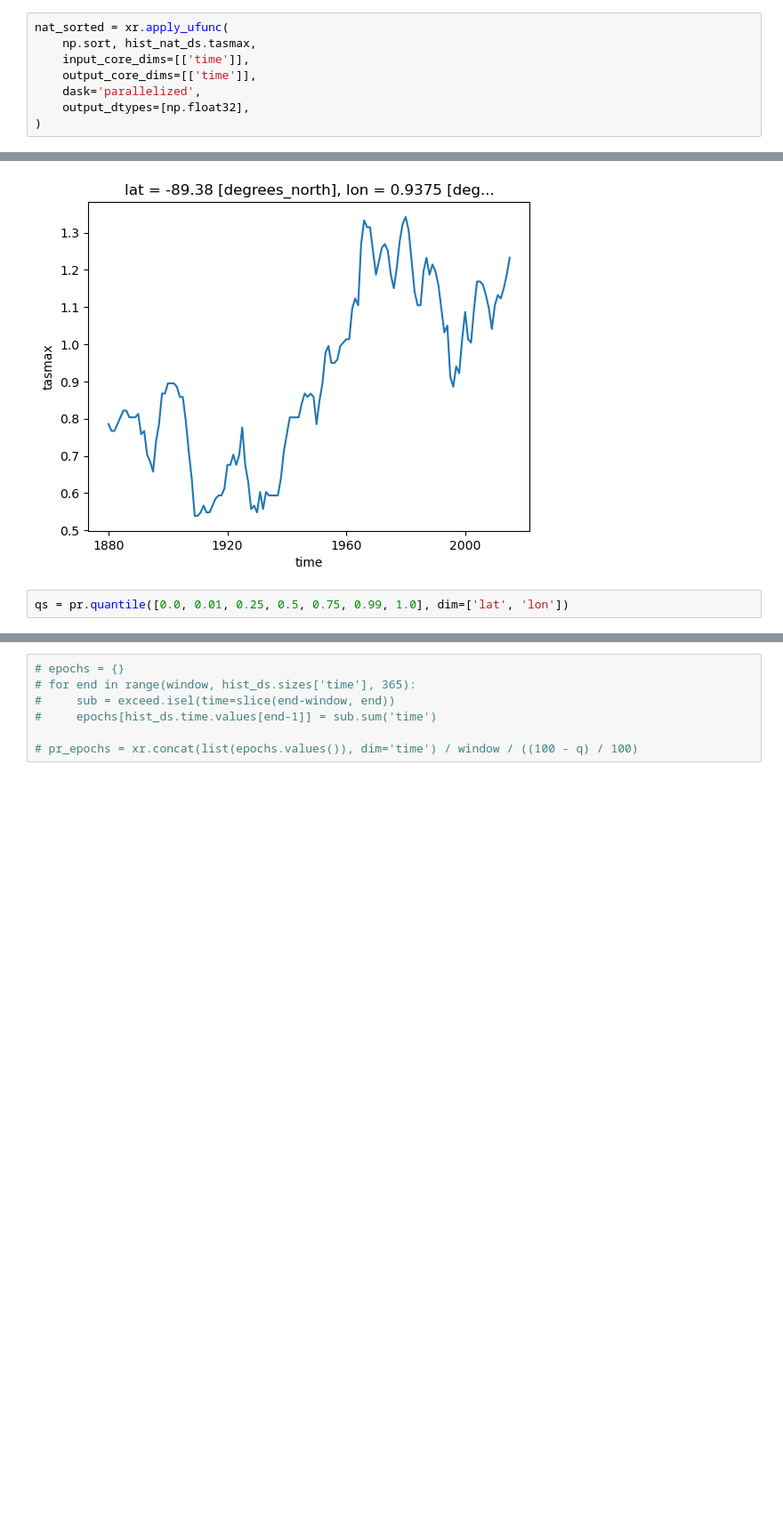
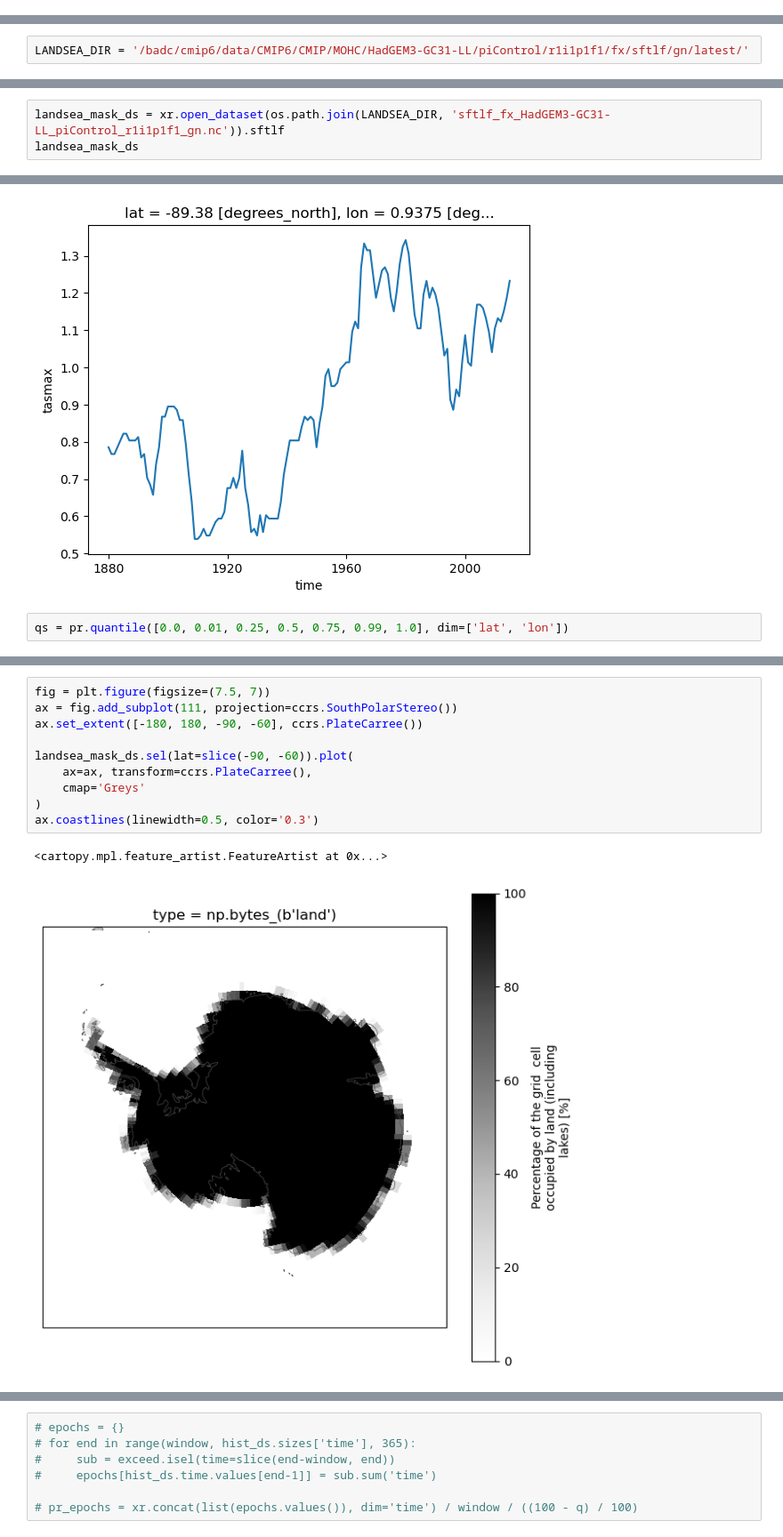
Before and after one commit to alexborowiak/ExtAnt-initial, a Jupyter notebook: draft_01.ipynb, the cells around one changed output, grey strips where cells are left out. Shown at 89% size. Cells and saved outputs as stored; diff of their text form; blank space fills up the shorter version.

```diff
--- a/draft_01.ipynb
+++ b/draft_01.ipynb
@@ -311,8 +208,0 @@ hist_nat_ds = xr.open_mfdataset(
-# %%
-nat_sorted = xr.apply_ufunc(
-    np.sort, hist_nat_ds.tasmax,
-    input_core_dims=[['time']],
-    output_core_dims=[['time']],
-    dask='parallelized',
-    output_dtypes=[np.float32],
-)
@@ -318,0 +237,2 @@ nat_sorted = xr.apply_ufunc(
+# %%
+LANDSEA_DIR = '/badc/cmip6/data/CMIP6/CMIP/MOHC/HadGEM3-GC31-LL/piControl/r1i1p1f1/fx/sftlf/gn/latest/'
@@ -318,0 +243,3 @@ nat_sorted = xr.apply_ufunc(
+# %%
+landsea_mask_ds = xr.open_dataset(os.path.join(LANDSEA_DIR, 'sftlf_fx_HadGEM3-GC31-LL_piControl_r1i1p1f1_gn.nc')).sftlf
+landsea_mask_ds
@@ -383,0 +590,13 @@ Text(0.5, 1.0, 'Spatial spread of PR across Antarctic gridpoints, 99th percentil
+# %%
+fig = plt.figure(figsize=(7.5, 7))
+ax = fig.add_subplot(111, projection=ccrs.SouthPolarStereo())
+ax.set_extent([-180, 180, -90, -60], ccrs.PlateCarree())
+
+landsea_mask_ds.sel(lat=slice(-90, -60)).plot(
+    ax=ax, transform=ccrs.PlateCarree(),
+    cmap='Greys'
+)
+ax.coastlines(linewidth=0.5, color='0.3')
+# %% [output]
+<cartopy.mpl.feature_artist.FeatureArtist at 0x...>
+[figure, added]
```
Also changed, not shown: parts of 54 cells of this notebook.
